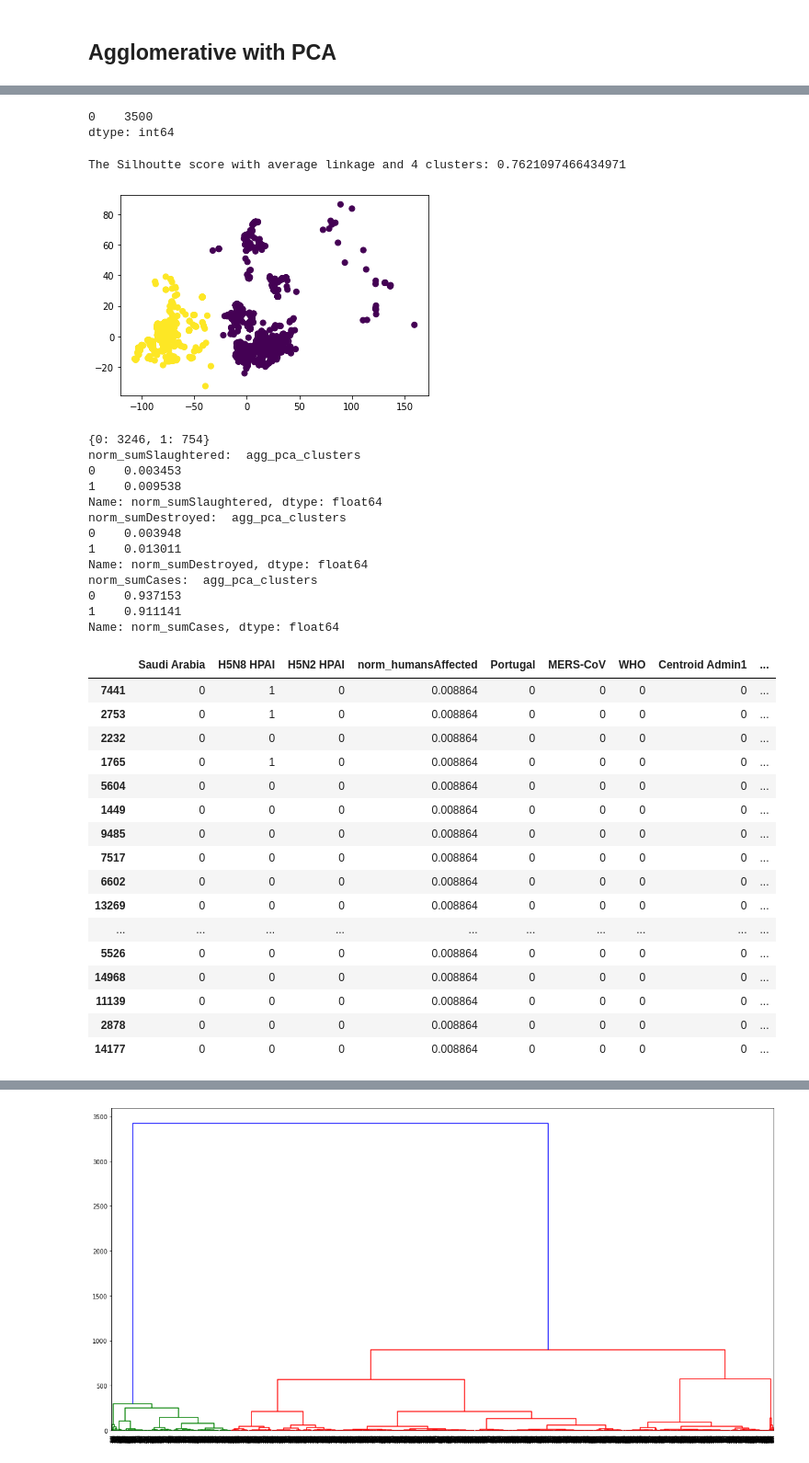
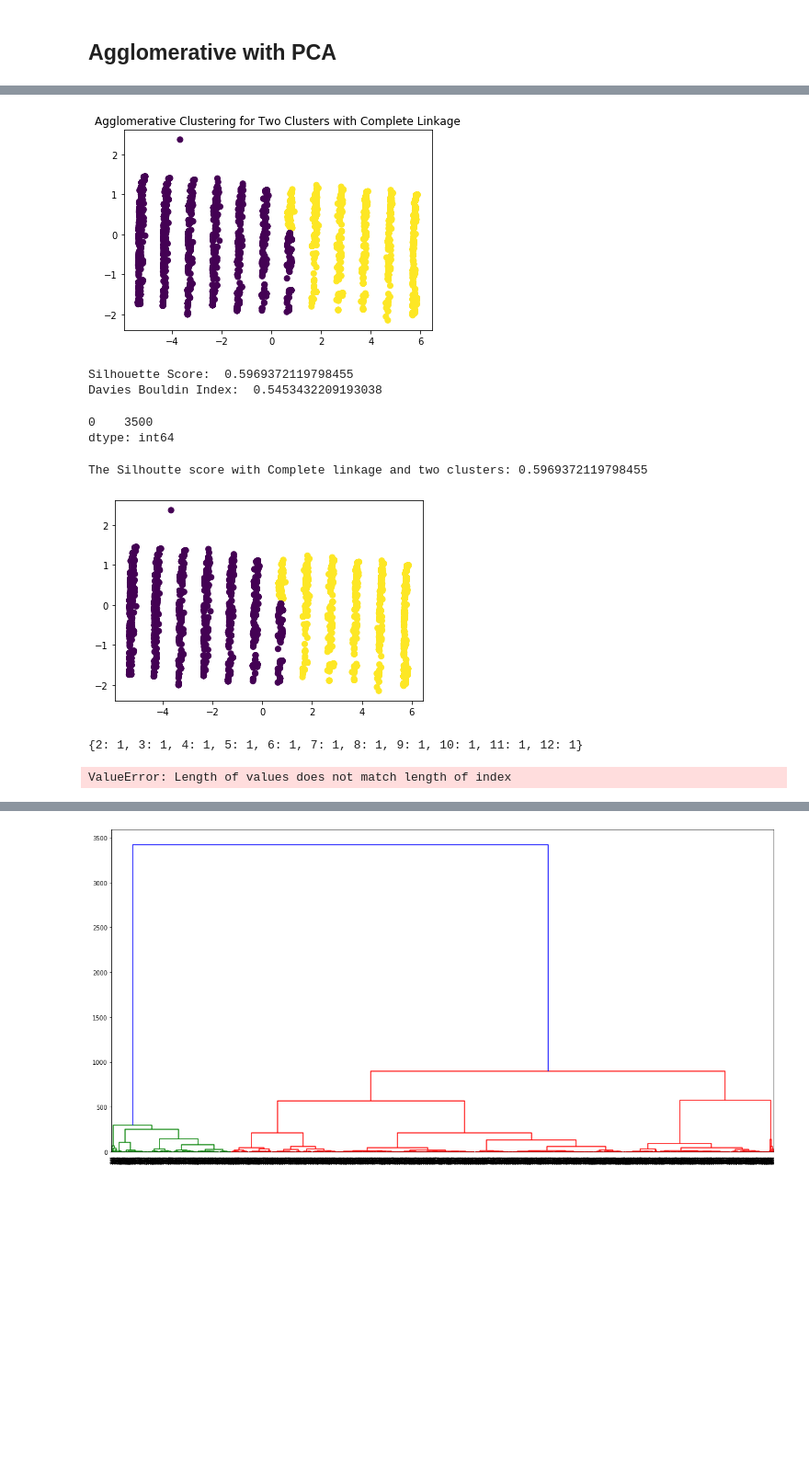
Before and after one commit to saperides/SQL-Foundations-III-Baseball-Drills, a Jupyter notebook: Capstone 3 - Unsupervised Learning with Animal Disease Outbreaks.ipynb, the cells around one changed output, grey strips where cells are left out. Shown at 92% size. Drawn from its saved outputs; the diff is of its cells as text; code cells hidden in the pictures; blank space fills up the shorter version.

```diff
--- a/Capstone 3 - Unsupervised Learning with Animal Disease Outbreaks.ipynb
+++ b/Capstone 3 - Unsupervised Learning with Animal Disease Outbreaks.ipynb
@@ -1059,58 +1155,48 @@ ValueError: Number of labels is 1. Valid values are 2 to n_samples - 1 (inclusiv
+# %%
+# plotting the clusters with the best silhouette score
+
+agg_cluster = AgglomerativeClustering(linkage='complete',
+                                      affinity='euclidean',
+                                      n_clusters=2)
+cluster_labels = agg_cluster.fit_predict(pca_components)
+
+plt.title('Agglomerative Clustering for Two Clusters with Complete Linkage')
+plt.scatter(pca_components[:,0], pca_components[:,1], c=cluster_labels)
+plt.show()
+
+print('Silhouette Score: ', metrics.silhouette_score(pca_components, cluster_labels, metric='euclidean'))
+print('Davies Bouldin Index: ', metrics.davies_bouldin_score(pca_components, cluster_labels))
+# %% [output]
+[figure, added]
+Silhouette Score:  0.5969372119798455
+Davies Bouldin Index:  0.5453432209193038
 # %%
 pd.Series(clusters).value_counts()
 # %% [output]
 0    3500
 dtype: int64
 # %%
-agg_cluster = AgglomerativeClustering(linkage='ward',
+agg_cluster = AgglomerativeClustering(linkage='complete',
                                       affinity='euclidean',
                                       n_clusters=2)
-clusters = agg_cluster.fit_predict(pca_components)
-silhouette = metrics.silhouette_score(pca_components, clusters, metric='euclidean')
-print('The Silhoutte score with', link,'linkage and', cluster, 'clusters: {}'.format(silhouette))
-plt.scatter(pca_components[:,0], pca_components[:,1], c=clusters)
+
+silhouette = metrics.silhouette_score(pca_components, cluster_labels, metric='euclidean')
+print('The Silhoutte score with Complete linkage and two clusters: {}'.format(silhouette))
+plt.scatter(pca_components[:,0], pca_components[:,1], c=cluster_labels)
 plt.show()
 
 unique, counts = np.unique(clusters, return_counts=True)
 print(dict(zip(unique, counts)))
-X_01_agg['agg_pca_clusters'] = clusters
+X_01hd['X_01hd_agg_pca_clusters'] = cluster_labels
 
-print('norm_sumSlaughtered: ', X_01_agg.groupby('agg_pca_clusters')['norm_sumSlaughtered'].mean())
-print('norm_sumDestroyed: ', X_01_agg.groupby('agg_pca_clusters')['norm_sumDestroyed'].mean())
-print('norm_sumCases: ', X_01_agg.groupby('agg_pca_clusters')['norm_sumCases'].mean())
+print('norm_sumSlaughtered: ', X_01hd.groupby('X_01hd_agg_pca_clusters')['norm_sumSlaughtered'].mean())
+print('norm_sumDestroyed: ', X_01hd.groupby('X_01hd_agg_pca_clusters')['norm_sumDestroyed'].mean())
+print('norm_sumCases: ', X_01hd.groupby('X_01hd_agg_pca_clusters')['norm_sumCases'].mean())
 
-X_01_agg.head(20)
+X_01hd.head(20)
 # %% [output]
-The Silhoutte score with average linkage and 4 clusters: 0.7621097466434971
+The Silhoutte score with Complete linkage and two clusters: 0.5969372119798455
-[figure, old version]
+[figure, new version]
-{0: 3246, 1: 754}
-norm_sumSlaughtered:  agg_pca_clusters
-0    0.003453
-1    0.009538
-Name: norm_sumSlaughtered, dtype: float64
-norm_sumDestroyed:  agg_pca_clusters
-0    0.003948
-1    0.013011
-Name: norm_sumDestroyed, dtype: float64
-norm_sumCases:  agg_pca_clusters
-0    0.937153
-1    0.911141
-Name: norm_sumCases, dtype: float64
+{2: 1, 3: 1, 4: 1, 5: 1, 6: 1, 7: 1, 8: 1, 9: 1, 10: 1, 11: 1, 12: 1}
-|  | Saudi Arabia | H5N8 HPAI | H5N2 HPAI | norm_humansAffected | Portugal | MERS-CoV | WHO | Centroid Admin1 | ... |
-| 7441 | 0 | 1 | 0 | 0.008864 | 0 | 0 | 0 | 0 | ... |
-| 2753 | 0 | 1 | 0 | 0.008864 | 0 | 0 | 0 | 0 | ... |
-| 2232 | 0 | 0 | 0 | 0.008864 | 0 | 0 | 0 | 0 | ... |
-| 1765 | 0 | 1 | 0 | 0.008864 | 0 | 0 | 0 | 0 | ... |
-| 5604 | 0 | 0 | 0 | 0.008864 | 0 | 0 | 0 | 0 | ... |
-| 1449 | 0 | 0 | 0 | 0.008864 | 0 | 0 | 0 | 0 | ... |
-| 9485 | 0 | 0 | 0 | 0.008864 | 0 | 0 | 0 | 0 | ... |
-| 7517 | 0 | 0 | 0 | 0.008864 | 0 | 0 | 0 | 0 | ... |
-| 6602 | 0 | 0 | 0 | 0.008864 | 0 | 0 | 0 | 0 | ... |
-| 13269 | 0 | 0 | 0 | 0.008864 | 0 | 0 | 0 | 0 | ... |
-| ... | ... | ... | ... | ... | ... | ... | ... | ... | ... |
-| 5526 | 0 | 0 | 0 | 0.008864 | 0 | 0 | 0 | 0 | ... |
-| 14968 | 0 | 0 | 0 | 0.008864 | 0 | 0 | 0 | 0 | ... |
-| 11139 | 0 | 0 | 0 | 0.008864 | 0 | 0 | 0 | 0 | ... |
-| 2878 | 0 | 0 | 0 | 0.008864 | 0 | 0 | 0 | 0 | ... |
-| 14177 | 0 | 0 | 0 | 0.008864 | 0 | 0 | 0 | 0 | ... |
+ValueError: Length of values does not match length of index
 # %%
```
Also changed, not shown: parts of 10 cells of this notebook.
